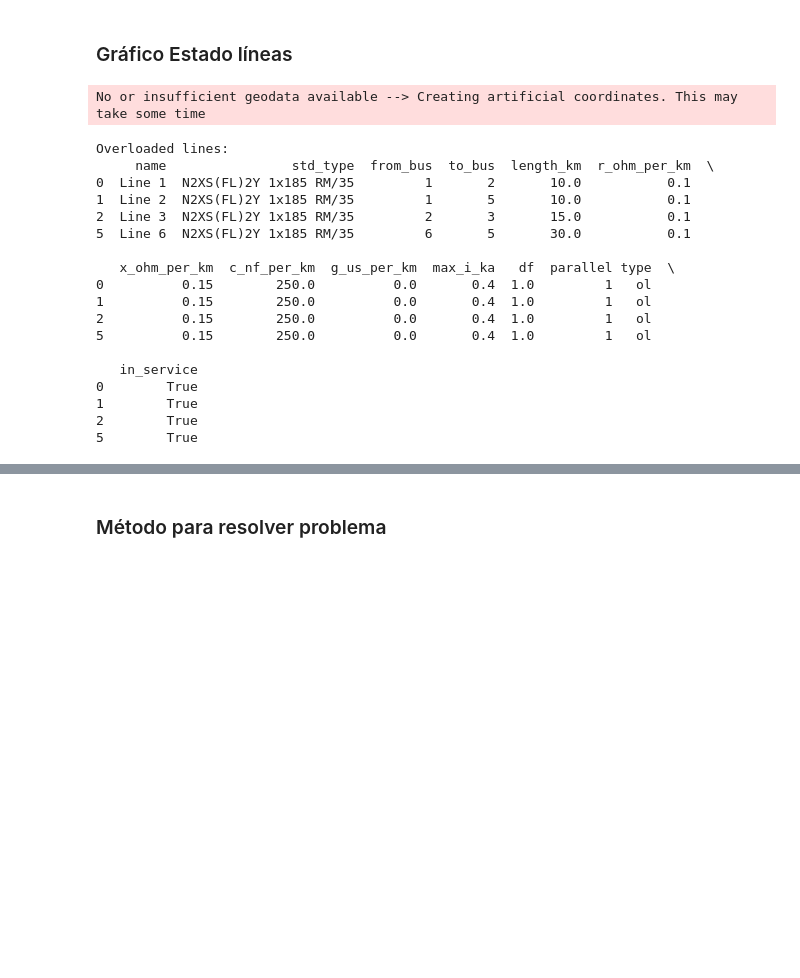
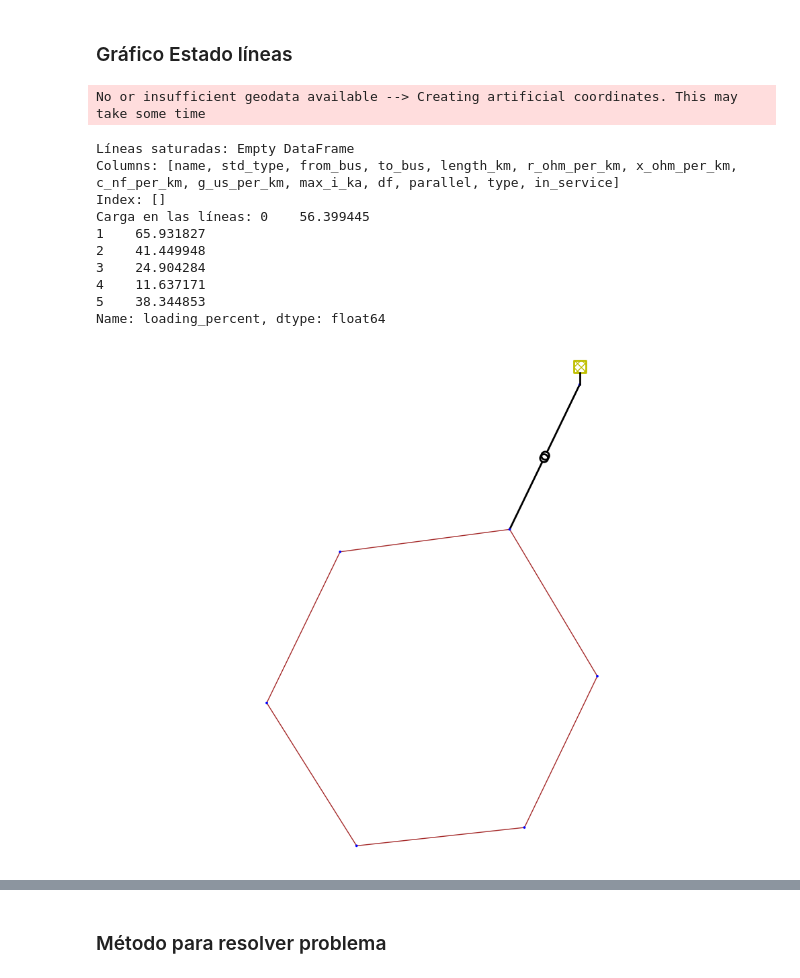
Before and after one commit to pedrovalenzuela20/G7B_SEP1_S12024, a Jupyter notebook: Desarrollo.ipynb, the cells around one changed output, grey strips where cells are left out. Cells and saved outputs as stored; diff of their text form; code cells hidden in the pictures; blank space fills up the shorter version.

```diff
--- a/Desarrollo.ipynb
+++ b/Desarrollo.ipynb
@@ -319,6 +321,7 @@ import matplotlib as mpl
 import matplotlib.pyplot as plt
 import pandapower as power
 from pandapower import networks, topology, plotting, converter, estimation
+import pandas as pd
 
 network = power.create_empty_network()
 
@@ -333,23 +336,15 @@ bus2b = power.create_bus(network, vn_kv=220, name="Bus 2b")
 
 bus_indices = [bus1,bus2,bus1a,bus2a,bus3a,bus1b,bus2b]
 
-# Define an approximate line type for "N2XS(FL)2Y 1x185 RM/35 64/110 kV"
-line_type = "N2XS(FL)2Y 1x185 RM/35"
-power.create_std_type(network, {
-    "c_nf_per_km": 250,  # Approximate capacitance in nF per km
-    "r_ohm_per_km": 0.1,  # Approximate resistance in ohms per km
-    "x_ohm_per_km": 0.15,  # Approximate reactance in ohms per km
-    "max_i_ka": 0.4,  # Approximate maximum current in kA
-    "type": "ol"  # Line type: 'ol' for overhead line
-}, name=line_type)
+
 
 # Create lines between buses
-line1=power.create_line(network, from_bus=bus2, to_bus=bus1a, length_km=10, std_type=line_type, name="Line 1")
-line2=power.create_line(network, from_bus=bus2, to_bus=bus1b, length_km=10, std_type=line_type, name="Line 2")
-line3=power.create_line(network, from_bus=bus1a, to_bus=bus2a, length_km=15, std_type=line_type, name="Line 3")
-line4=power.create_line(network, from_bus=bus2a, to_bus=bus3a, length_km=20, std_type=line_type, name="Line 4")
-line5=power.create_line(network, from_bus=bus3a, to_bus=bus2b, length_km=15, std_type=line_type, name="Line 5")
-line6=power.create_line(network, from_bus=bus2b, to_bus=bus1b, length_km=30, std_type=line_type, name="Line 6")
+line1=power.create_line(network, from_bus=bus2, to_bus=bus1a, length_km=10, std_type="N2XS(FL)2Y 1x185 RM/35 64/110 kV", name="Line 1")
+line2=power.create_line(network, from_bus=bus2, to_bus=bus1b, length_km=10, std_type="N2XS(FL)2Y 1x185 RM/35 64/110 kV", name="Line 2")
+line3=power.create_line(network, from_bus=bus1a, to_bus=bus2a, length_km=15, std_type="N2XS(FL)2Y 1x185 RM/35 64/110 kV", name="Line 3")
+line4=power.create_line(network, from_bus=bus2a, to_bus=bus3a, length_km=20, std_type="N2XS(FL)2Y 1x185 RM/35 64/110 kV", name="Line 4")
+line5=power.create_line(network, from_bus=bus3a, to_bus=bus2b, length_km=15, std_type="N2XS(FL)2Y 1x185 RM/35 64/110 kV", name="Line 5")
+line6=power.create_line(network, from_bus=bus2b, to_bus=bus1b, length_km=30, std_type="N2XS(FL)2Y 1x185 RM/35 64/110 kV", name="Line 6")
 
 line_indices = [line1, line2, line3, line4, line5, line6]
 
@@ -363,56 +358,55 @@ q3 = nominal_Q_MVA * 0.2
 power.create_load(network, bus1a, p3, q3, name="Carga3")
 
 p4 = nominal_P_MW * 0.35
 q4 = nominal_Q_MVA * 0.35
 power.create_load(network, bus2a, p4, q4, name="Carga4")
 
 p5 = nominal_P_MW * 0.15
 q5 = nominal_Q_MVA * 0.15
 power.create_load(network, bus3a, p5, q5, name="Carga5")
 
 p6 = nominal_P_MW * 0.6
 q6 = nominal_Q_MVA * 0.6
 power.create_load(network, bus1b, p6, q6, name="Carga6")
 
 p7 = nominal_P_MW * 0.1
 q7 = nominal_Q_MVA * 0.1
 power.create_load(network, bus2b, p7, q7, name="Carga7")
 
 # Create external grid and transformer
 power.create_ext_grid(network, bus=bus1, vm_pu=1, name="Grid")
 power.create_transformer(network, hv_bus=bus2, lv_bus=bus1, std_type="100 MVA 220/110 kV")
 
 power.runpp(network, max_iteration=4000, tolerance_mva=1e-9)
 
-# Run power flow
-power.runpp(network, max_iteration=4000, tolerance_mva=1e-9)
+# Comprobar si hay líneas sobrecargadas
+overloaded_lines = network.line[network.res_line.loading_percent > 100]
 
-# Check for overloaded lines
-overloaded_lines = network.line[network.res_line.loading_percent > 100]
-print("Overloaded lines:")
-print(overloaded_lines)
+print("Líneas saturadas:", overloaded_lines)
+
+# Imprimir la carga presente en las líneas
+print("Carga en las líneas:", network.res_line.loading_percent)
+
+
 
 # Plot network with overloaded lines highlighted
-plotting.simple_plot(network, line_color="grey", bus_size=0.2)
-plotting.draw_collections([plotting.create_line_collection(network, overloaded_lines.index, color="red", linewidths=2)], plt.gca())
+plotting.simple_plot(network, line_color="brown", bus_size=0.2)
 plt.show()
+
+# Calculate voltages in pu for each bus
+voltages_pu = network.res_bus.vm_pu
+
+print("Voltages in pu for each bus:", voltages_pu)
 # %% [output]
 No or insufficient geodata available --> Creating artificial coordinates. This may take some time
-Overloaded lines:
-     name                std_type  from_bus  to_bus  length_km  r_ohm_per_km  \
-0  Line 1  N2XS(FL)2Y 1x185 RM/35         1       2       10.0           0.1
-1  Line 2  N2XS(FL)2Y 1x185 RM/35         1       5       10.0           0.1
-2  Line 3  N2XS(FL)2Y 1x185 RM/35         2       3       15.0           0.1
-5  Line 6  N2XS(FL)2Y 1x185 RM/35         6       5       30.0           0.1
-
-   x_ohm_per_km  c_nf_per_km  g_us_per_km  max_i_ka   df  parallel type  \
-0          0.15        250.0          0.0       0.4  1.0         1   ol
-1          0.15        250.0          0.0       0.4  1.0         1   ol
-2          0.15        250.0          0.0       0.4  1.0         1   ol
-5          0.15        250.0          0.0       0.4  1.0         1   ol
-
-   in_service
-0        True
-1        True
-2        True
-5        True
+Líneas saturadas: Empty DataFrame
+Columns: [name, std_type, from_bus, to_bus, length_km, r_ohm_per_km, x_ohm_per_km, c_nf_per_km, g_us_per_km, max_i_ka, df, parallel, type, in_service]
+Index: []
+Carga en las líneas: 0    56.399445
+1    65.931827
+2    41.449948
+3    24.904284
+4    11.637171
+5    38.344853
+Name: loading_percent, dtype: float64
+[figure, added]
```
Also changed, not shown: parts of 15 cells of this notebook.
